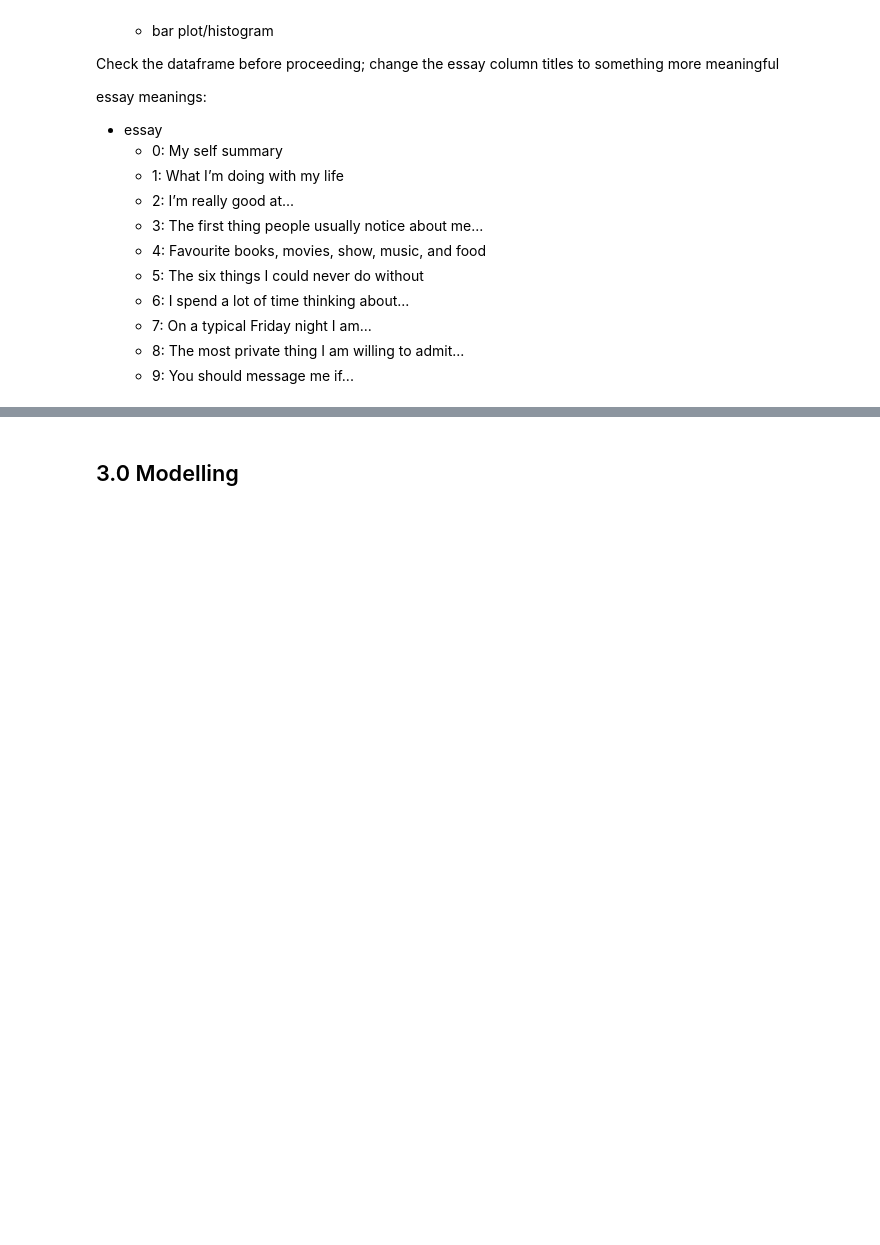
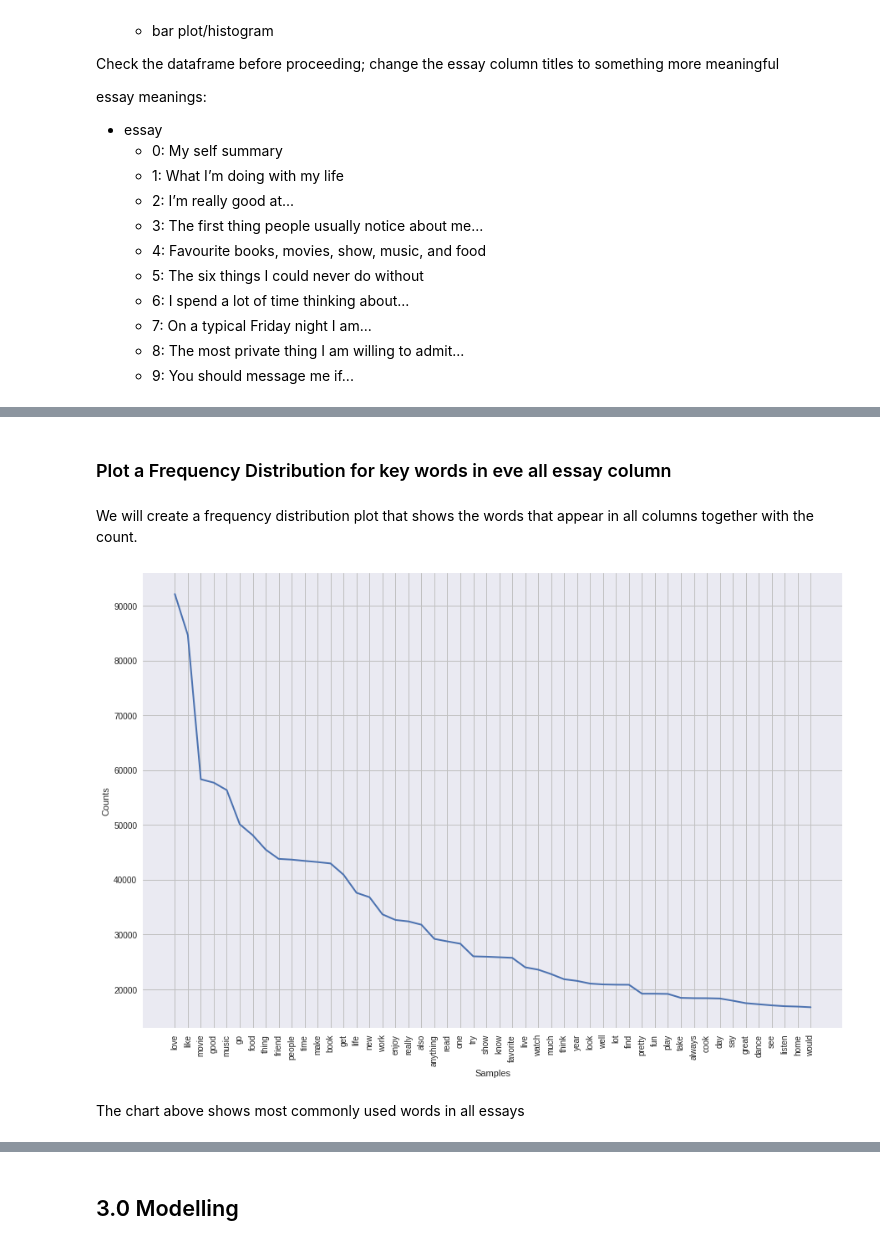
Before and after one commit to BensonMuriu/Dating-App-Recommender, a Jupyter notebook: P5_Notebook.ipynb, the cells around one changed output, grey strips where cells are left out. Cells and saved outputs as stored; diff of their text form; code cells hidden in the pictures; blank space fills up the shorter version.

```diff
--- a/P5_Notebook.ipynb
+++ b/P5_Notebook.ipynb
@@ -636,6 +680,6 @@ Since we are considering an emotional match recommender system we won't consider
 # %%
 # Dropping features not to be utilized by the recommendation engine
-dating_df = dating_df.drop(columns=['ethnicity', 'height', 'income', 'job', 'offspring', 'speaks', 'last_online'])
+dating_df = column_dropper(dating_df)
 # %% [markdown]
 ###1.6.14 Filtering out the data
 # %%
@@ -1932,0 +1506,16 @@ Visualize most frequent words per essay column.
+# %%
+def word_lemma(text):
+    '''
+    Translate the text POS tags to Word net tags then pass it to the lemmatizer
+
+    '''
+    # get the pos tags for the text
+    word_pos_tags = pos_tag(text)
+
+    # translate the pos tags to word net tags
+    word_net_tag = [(text[0], wordnet_pos(text[1])) for text in word_pos_tags]
+
+    # Pass the text with the wordnet tags to the lemmatizer
+    lemma_word = [lemmatizer.lemmatize(text[0], text[1]) for text in word_net_tag]
+
+    return lemma_word
@@ -1932,0 +1524,12 @@ Visualize most frequent words per essay column.
+# %%
+# map the function above
+tokenized_df['selfSummary'] = selfSummary.map(lambda x: word_lemma(x))
+tokenized_df['currentLife'] = currentLife.map(lambda x: word_lemma(x))
+tokenized_df['goodAt'] = goodAt.map(lambda x: word_lemma(x))
+tokenized_df['noticeFirst'] = noticeFirst.map(lambda x: word_lemma(x))
+tokenized_df['Favourites'] = Favourites.map(lambda x: word_lemma(x))
+tokenized_df['thinkAbout'] = thinkAbout.map(lambda x: word_lemma(x))
+tokenized_df['typicalFriday'] = typicalFriday.map(lambda x: word_lemma(x))
+tokenized_df['privateAdmission'] = privateAdmission.map(lambda x: word_lemma(x))
+tokenized_df['messageIf'] = messageIf.map(lambda x: word_lemma(x))
+tokenized_df['all_essays'] = all_essays.map(lambda x: word_lemma(x))
@@ -1932,0 +1538,3 @@ Visualize most frequent words per essay column.
+# %%
+lemmatized_df = tokenized_df.copy()
+lemmatized_df.head(2)
@@ -1932,0 +1545,20 @@ Visualize most frequent words per essay column.
+# %% [markdown]
+### Plot a Frequency Distribution for key words in eve all essay column
+# %% [markdown]
+We will create a frequency distribution plot that shows the words that appear in all columns together with the count.
+# %%
+sample = lemmatized_df['all_essays']
+freq1_dist = []
+
+for word in sample:
+    freq1_dist.extend(word)
+
+fdist = FreqDist(freq1_dist)
+plt.figure(figsize=(15, 10))
+ax.set_xlabel('x-axis', fontsize = 15)
+ax.set_ylabel('y-axis', fontsize = 10)
+fdist.plot(50);
+# %% [output]
+[figure, added]
+# %% [markdown]
+The chart above shows most commonly used words in all essays
```
Also changed, not shown: parts of 254 cells of this notebook.
